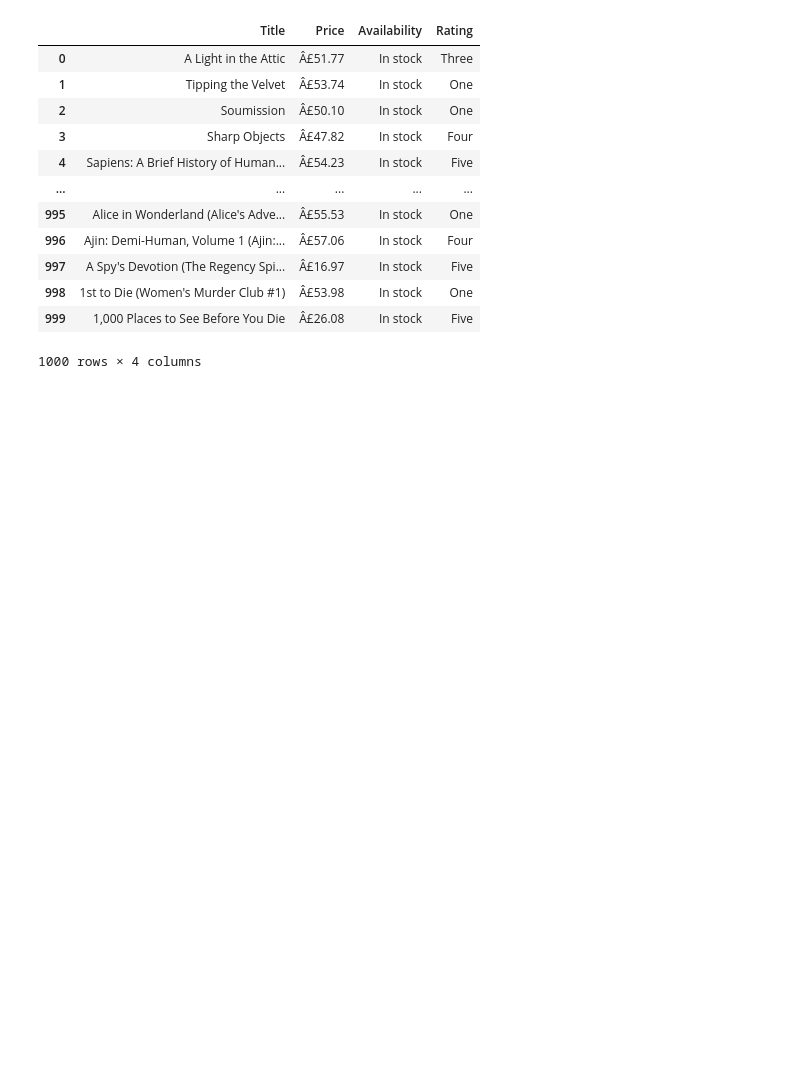
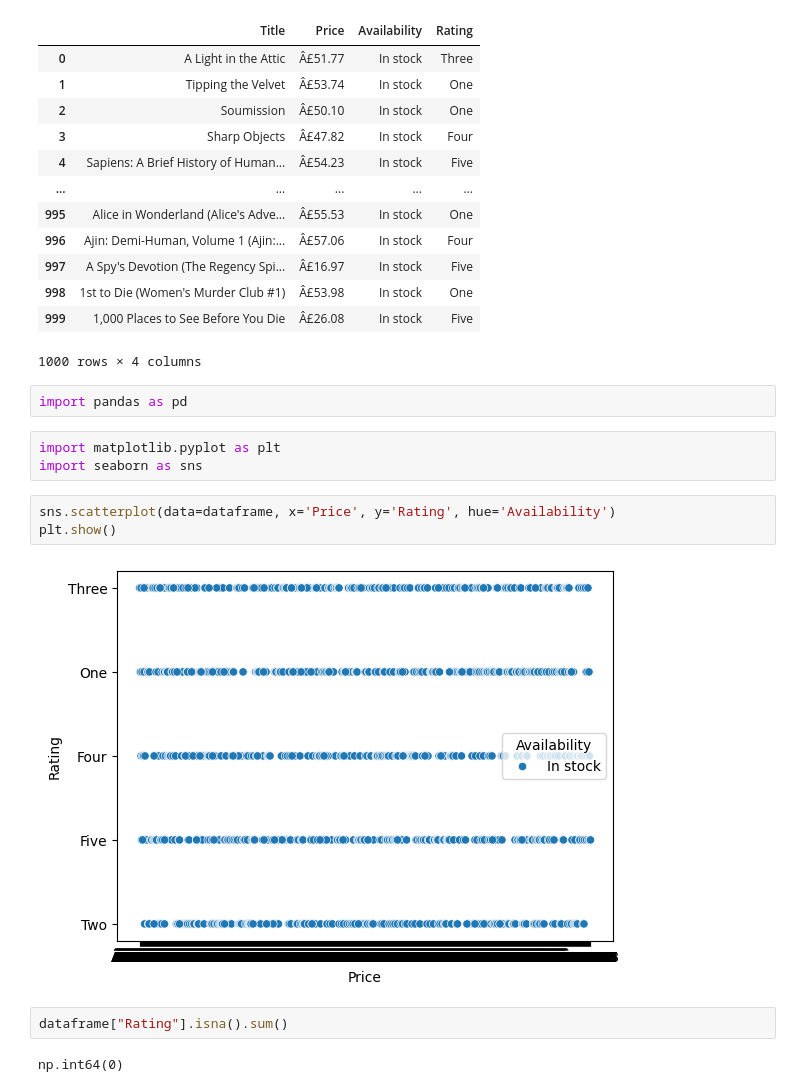
Before and after one commit to suddhu1/COESIS30Day, a Jupyter notebook: DAY_1/web_scrapping_demo.ipynb, the cells around one changed output. Saved outputs shown, nothing was run; the diff lists cells and outputs as text; blank space fills up the shorter version.

```diff
--- a/DAY_1/web_scrapping_demo.ipynb
+++ b/DAY_1/web_scrapping_demo.ipynb
@@ -313,3 +313,17 @@ dataframe
 | 998 | 1st to Die (Women's Murder Club #1) | Â£53.98 | In stock | One |
 | 999 | 1,000 Places to See Before You Die | Â£26.08 | In stock | Five |
 1000 rows × 4 columns
+# %%
+import pandas as pd
+# %%
+import matplotlib.pyplot as plt
+import seaborn as sns
+# %%
+sns.scatterplot(data=dataframe, x='Price', y='Rating', hue='Availability')
+plt.show()
+# %% [output]
+[figure, added]
+# %%
+dataframe["Rating"].isna().sum()
+# %% [output]
+np.int64(0)
```
